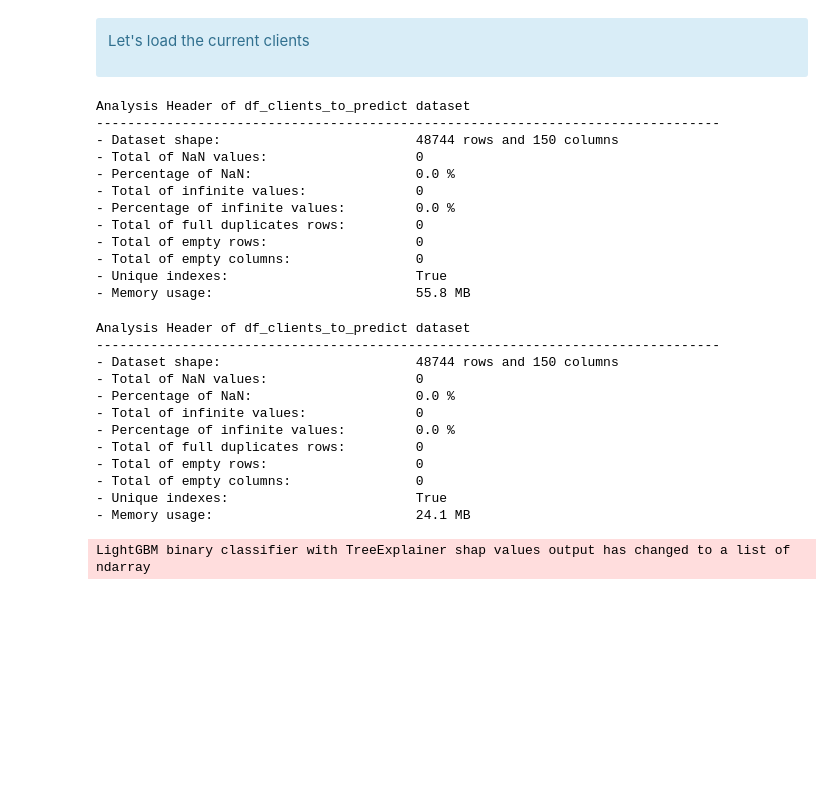
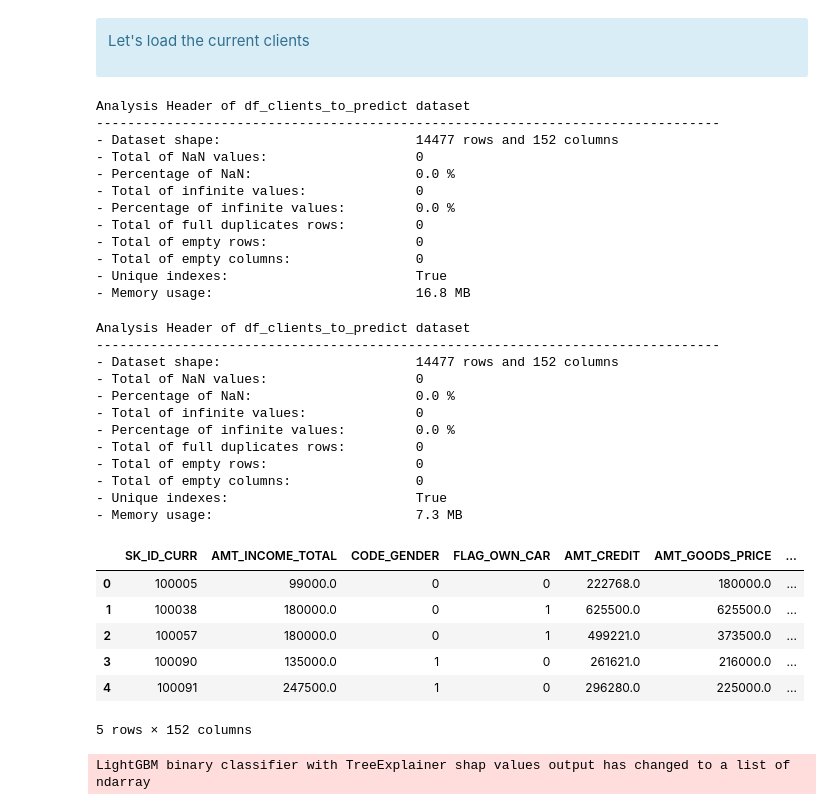
Before and after one commit to samirhinojosa/OC-P7-IMPLEMENT-A-SCORING-MODEL, a Jupyter notebook: notebooks/Untitled.ipynb, the cells around one changed output. Cells and saved outputs as stored; diff of their text form; code cells hidden in the pictures; blank space fills up the shorter version.

```diff
--- a/notebooks/Untitled.ipynb
+++ b/notebooks/Untitled.ipynb
@@ -23,7 +23,7 @@ connexion = boto3.client('s3')
 # %%
 bucket = "oc-data-scientist"
 subfolder = "oc-p7/datasets/finals_datasets"
-data_key_client_to_predict = "df_clients_to_predict_feature_selected.csv"
+data_key_client_to_predict = "df_clients_to_predict_20220221.csv"
 # %%
 role = get_execution_role()
 conn = boto3.client('s3')
@@ -51,7 +52,7 @@ df_analysis(df_clients_to_predict, "df_clients_to_predict", analysis_type="heade
 # %% [output]
 Analysis Header of df_clients_to_predict dataset
 --------------------------------------------------------------------------------
-- Dataset shape:                         48744 rows and 150 columns
+- Dataset shape:                         14477 rows and 152 columns
 - Total of NaN values:                   0
 - Percentage of NaN:                     0.0 %
 - Total of infinite values:              0
@@ -60,7 +61,7 @@ Analysis Header of df_clients_to_predict dataset
 - Total of empty rows:                   0
 - Total of empty columns:                0
 - Unique indexes:                        True
-- Memory usage:                          55.8 MB
+- Memory usage:                          16.8 MB
 # %%
 df_clients_to_predict = memory_optimization(df_clients_to_predict)
 # %%
@@ -68,7 +69,7 @@ df_analysis(df_clients_to_predict, "df_clients_to_predict", analysis_type="heade
 # %% [output]
 Analysis Header of df_clients_to_predict dataset
 --------------------------------------------------------------------------------
-- Dataset shape:                         48744 rows and 150 columns
+- Dataset shape:                         14477 rows and 152 columns
 - Total of NaN values:                   0
 - Percentage of NaN:                     0.0 %
 - Total of infinite values:              0
@@ -77,5 +78,15 @@ Analysis Header of df_clients_to_predict dataset
 - Total of empty rows:                   0
 - Total of empty columns:                0
 - Unique indexes:                        True
-- Memory usage:                          24.1 MB
+- Memory usage:                          7.3 MB
+# %%
+df_clients_to_predict.head()
+# %% [output]
+|  | SK_ID_CURR | AMT_INCOME_TOTAL | CODE_GENDER | FLAG_OWN_CAR | AMT_CREDIT | AMT_GOODS_PRICE | ... |
+| 0 | 100005 | 99000.0 | 0 | 0 | 222768.0 | 180000.0 | ... |
+| 1 | 100038 | 180000.0 | 0 | 1 | 625500.0 | 625500.0 | ... |
+| 2 | 100057 | 180000.0 | 0 | 1 | 499221.0 | 373500.0 | ... |
+| 3 | 100090 | 135000.0 | 1 | 0 | 261621.0 | 216000.0 | ... |
+| 4 | 100091 | 247500.0 | 1 | 0 | 296280.0 | 225000.0 | ... |
+5 rows × 152 columns
 # %%
```
Also changed, not shown: parts of 5 cells of this notebook, 3 other files.
